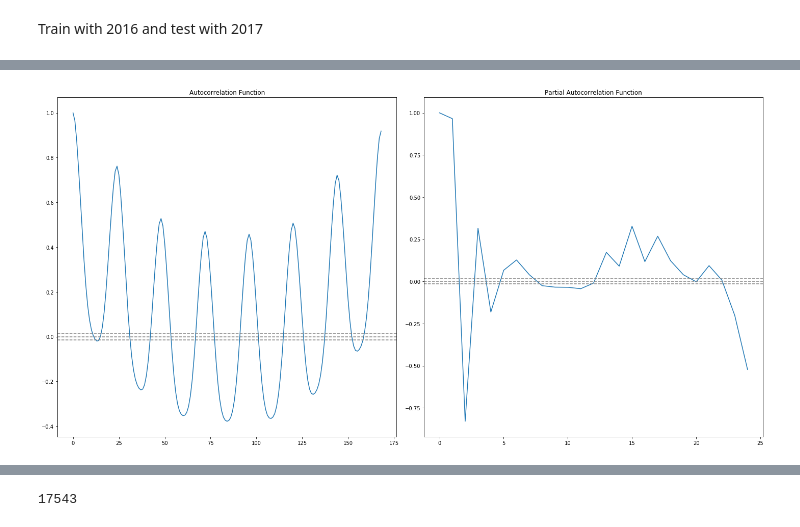
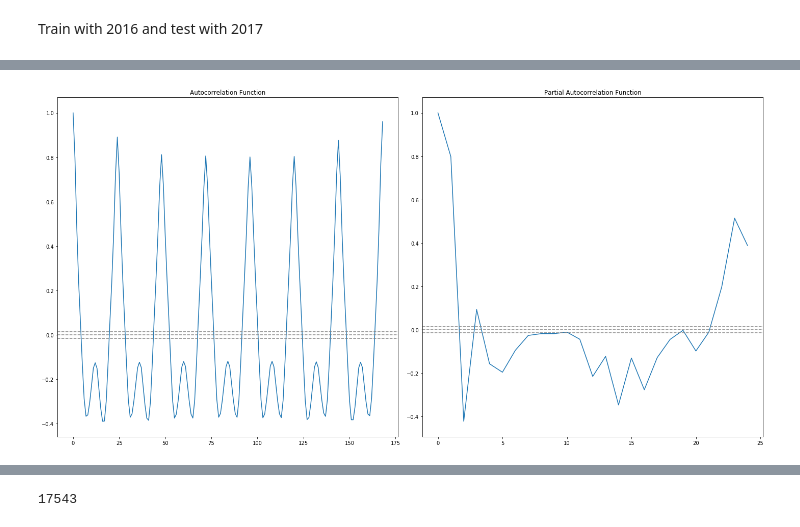
Before and after one commit to peveloper/hackenergy, a Jupyter notebook: Data Exploration.ipynb, the cells around one changed output, grey strips where cells are left out. Saved outputs shown, nothing was run; the diff lists cells and outputs as text; code cells hidden in the pictures.

```diff
--- a/Data Exploration.ipynb
+++ b/Data Exploration.ipynb
@@ -46,3 +46,4 @@ energy_train.head()
 Train with 2016 and test with 2017
 # %%
 train = energy_train[energy_train.index >= datetime(2015,1,1)]['consumption']
+train_diff = train.diff()
@@ -51,24 +63,24 @@ test = energy_test[energy_test.index >= datetime(2017,1,1)]['consumption']
 # %%
-lag_acf = acf(train, nlags=24*7)
-lag_pacf = pacf(train, nlags=24, method='ols')
+lag_acf = acf(train_diff[1:], nlags=24*7)
+lag_pacf = pacf(train_diff[1:], nlags=24, method='ols')
 # %%
 plt.figure(figsize=(20,10))
 #Plot ACF:
 plt.subplot(121)
 plt.plot(lag_acf)
 plt.axhline(y=0,linestyle='--',color='gray')
-plt.axhline(y=-1.96/np.sqrt(len(train)),linestyle='--',color='gray')
-plt.axhline(y=1.96/np.sqrt(len(train)),linestyle='--',color='gray')
+plt.axhline(y=-1.96/np.sqrt(len(train[1:])),linestyle='--',color='gray')
+plt.axhline(y=1.96/np.sqrt(len(train[1:])),linestyle='--',color='gray')
 plt.title('Autocorrelation Function')
 
 #Plot PACF:
 plt.subplot(122)
 plt.plot(lag_pacf)
 plt.axhline(y=0,linestyle='--',color='gray')
-plt.axhline(y=-1.96/np.sqrt(len(train)),linestyle='--',color='gray')
-plt.axhline(y=1.96/np.sqrt(len(train)),linestyle='--',color='gray')
+plt.axhline(y=-1.96/np.sqrt(len(train[1:])),linestyle='--',color='gray')
+plt.axhline(y=1.96/np.sqrt(len(train[1:])),linestyle='--',color='gray')
 plt.title('Partial Autocorrelation Function')
 plt.tight_layout()
 # %% [output]
-[figure, old version]
+[figure, new version]
 # %%
```
Also changed, not shown: parts of 6 cells of this notebook, 5 other files.
